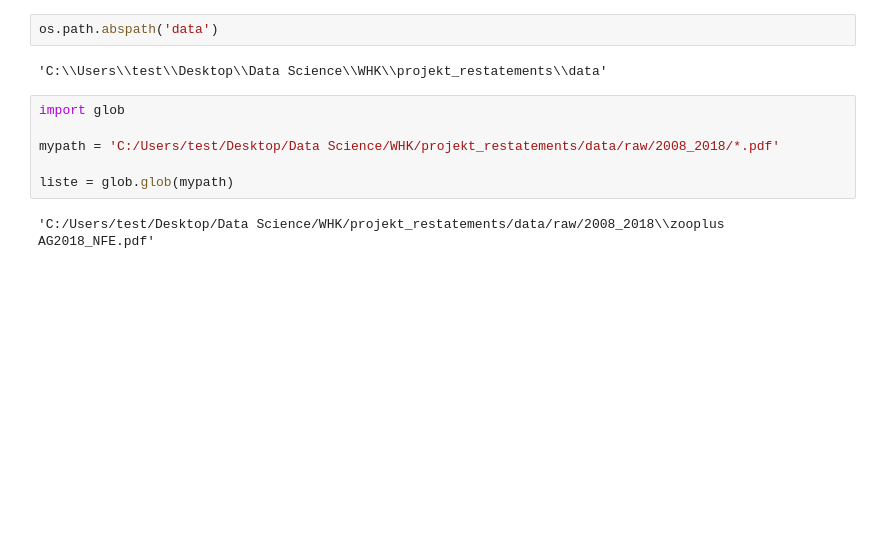
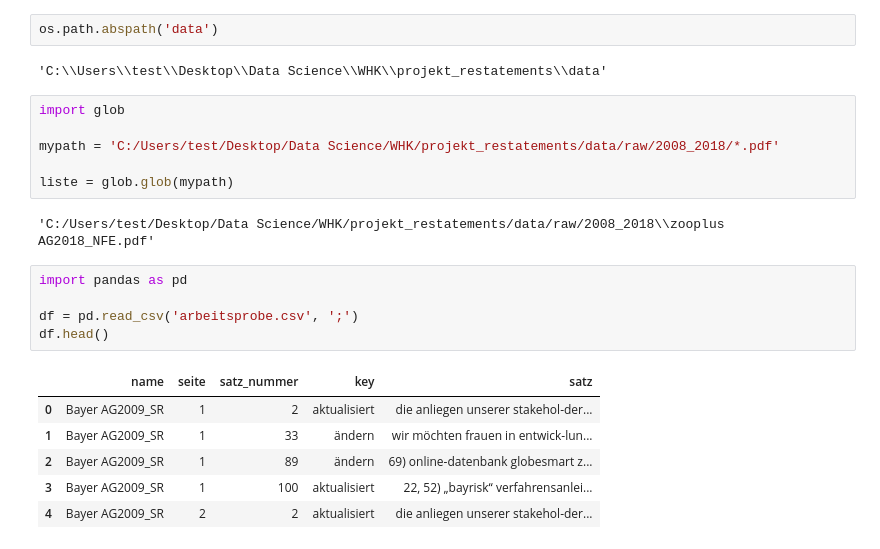
Before and after one commit to David5492/hhu_whk_project_restatements, a Jupyter notebook: herumprobieren.ipynb, the cells around one changed output. Drawn from its saved outputs; the diff is of its cells as text; blank space fills up the shorter version.

```diff
--- a/herumprobieren.ipynb
+++ b/herumprobieren.ipynb
@@ -92,3 +92,15 @@ mypath = 'C:/Users/test/Desktop/Data Science/WHK/projekt_restatements/data/raw/2
 liste = glob.glob(mypath)
 # %% [output]
 'C:/Users/test/Desktop/Data Science/WHK/projekt_restatements/data/raw/2008_2018\\zooplus AG2018_NFE.pdf'
+# %%
+import pandas as pd
+
+df = pd.read_csv('arbeitsprobe.csv', ';')
+df.head()
+# %% [output]
+|  | name | seite | satz_nummer | key | satz |
+| 0 | Bayer AG2009_SR | 1 | 2 | aktualisiert | die anliegen unserer stakehol-der... |
+| 1 | Bayer AG2009_SR | 1 | 33 | ändern | wir möchten frauen in entwick-lun... |
+| 2 | Bayer AG2009_SR | 1 | 89 | ändern | 69) online-datenbank globesmart z... |
+| 3 | Bayer AG2009_SR | 1 | 100 | aktualisiert | 22, 52) „bayrisk“ verfahrensanlei... |
+| 4 | Bayer AG2009_SR | 2 | 2 | aktualisiert | die anliegen unserer stakehol-der... |
```
Also changed, not shown: 4 other files.
